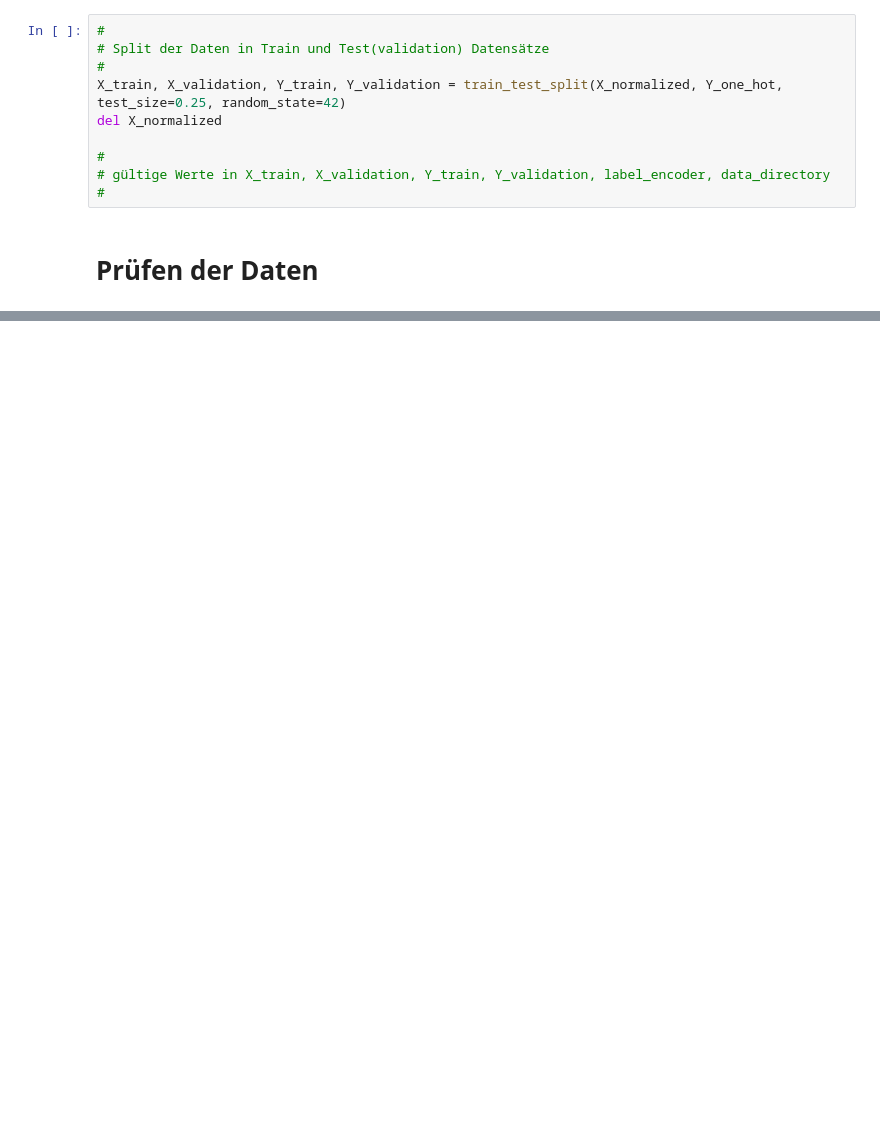
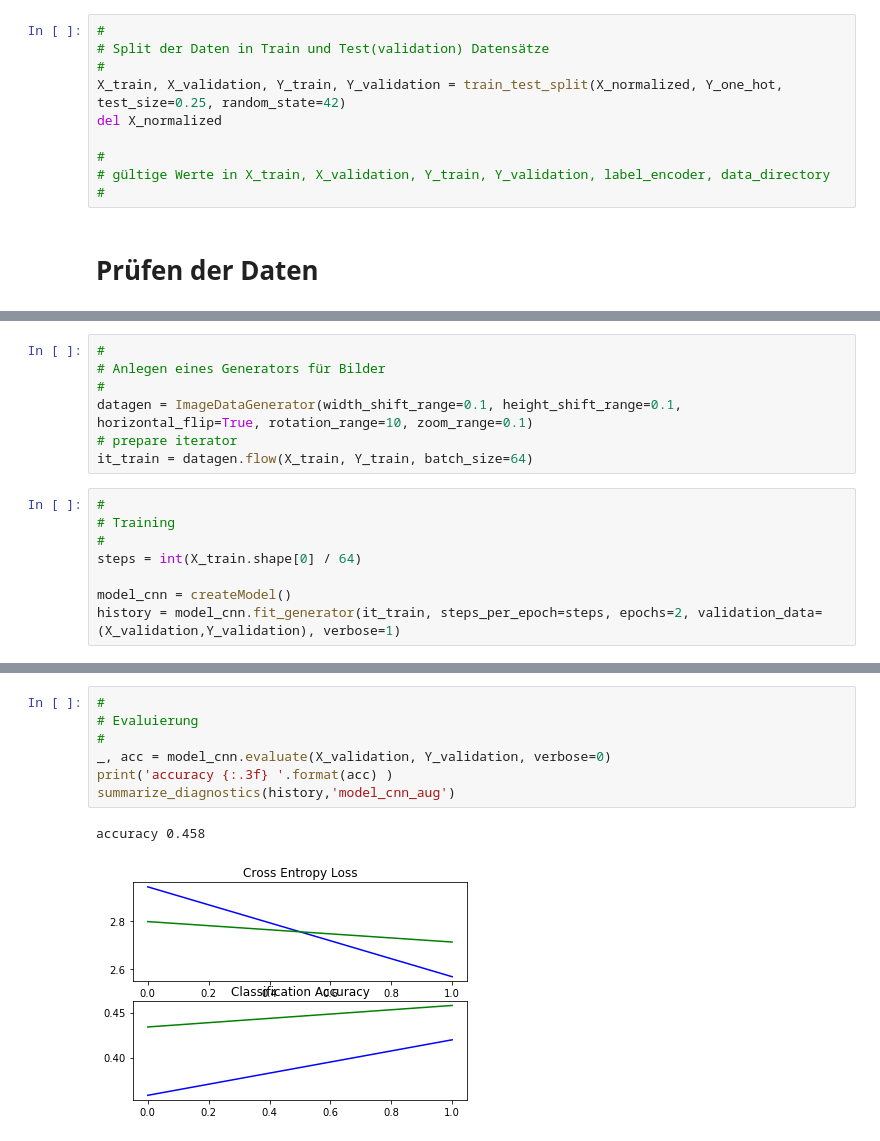
Before and after one commit to ditomax/mlwifianwender, a Jupyter notebook: 05 Anwendungsbeispiel Importing of image data with augmentation and classification.ipynb, the cells around one changed output, grey strips where cells are left out. Drawn from its saved outputs; the diff is of its cells as text; blank space fills up the shorter version.

```diff
--- a/05 Anwendungsbeispiel Importing of image data with augmentation and classification.ipynb
+++ b/05 Anwendungsbeispiel Importing of image data with augmentation and classification.ipynb
@@ -265,0 +343,15 @@ Quelle: [https://towardsdatascience.com/a-single-function-to-streamline-image-cl
+# %%
+#
+# Anlegen eines Generators für Bilder
+#
+datagen = ImageDataGenerator(width_shift_range=0.1, height_shift_range=0.1, horizontal_flip=True, rotation_range=10, zoom_range=0.1)
+# prepare iterator
+it_train = datagen.flow(X_train, Y_train, batch_size=64)
+# %%
+#
+# Training
+#
+steps = int(X_train.shape[0] / 64)
+
+model_cnn = createModel()
+history = model_cnn.fit_generator(it_train, steps_per_epoch=steps, epochs=2, validation_data=(X_validation,Y_validation), verbose=1)
@@ -265,0 +363,10 @@ Quelle: [https://towardsdatascience.com/a-single-function-to-streamline-image-cl
+# %%
+#
+# Evaluierung
+#
+_, acc = model_cnn.evaluate(X_validation, Y_validation, verbose=0)
+print('accuracy {:.3f} '.format(acc) )
+summarize_diagnostics(history,'model_cnn_aug')
+# %% [output]
+accuracy 0.458
+[figure, added]
```
Also changed, not shown: parts of 18 cells of this notebook, 1 other file.
